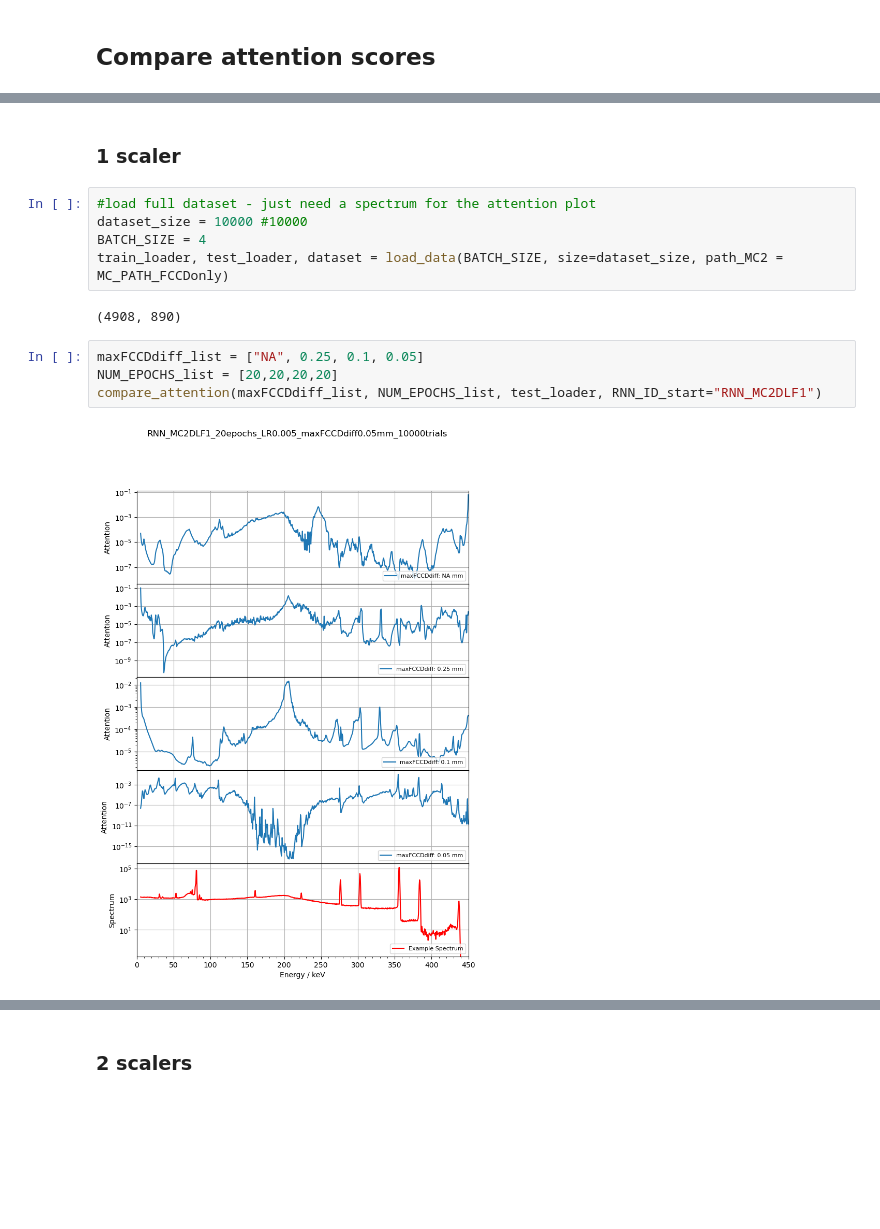
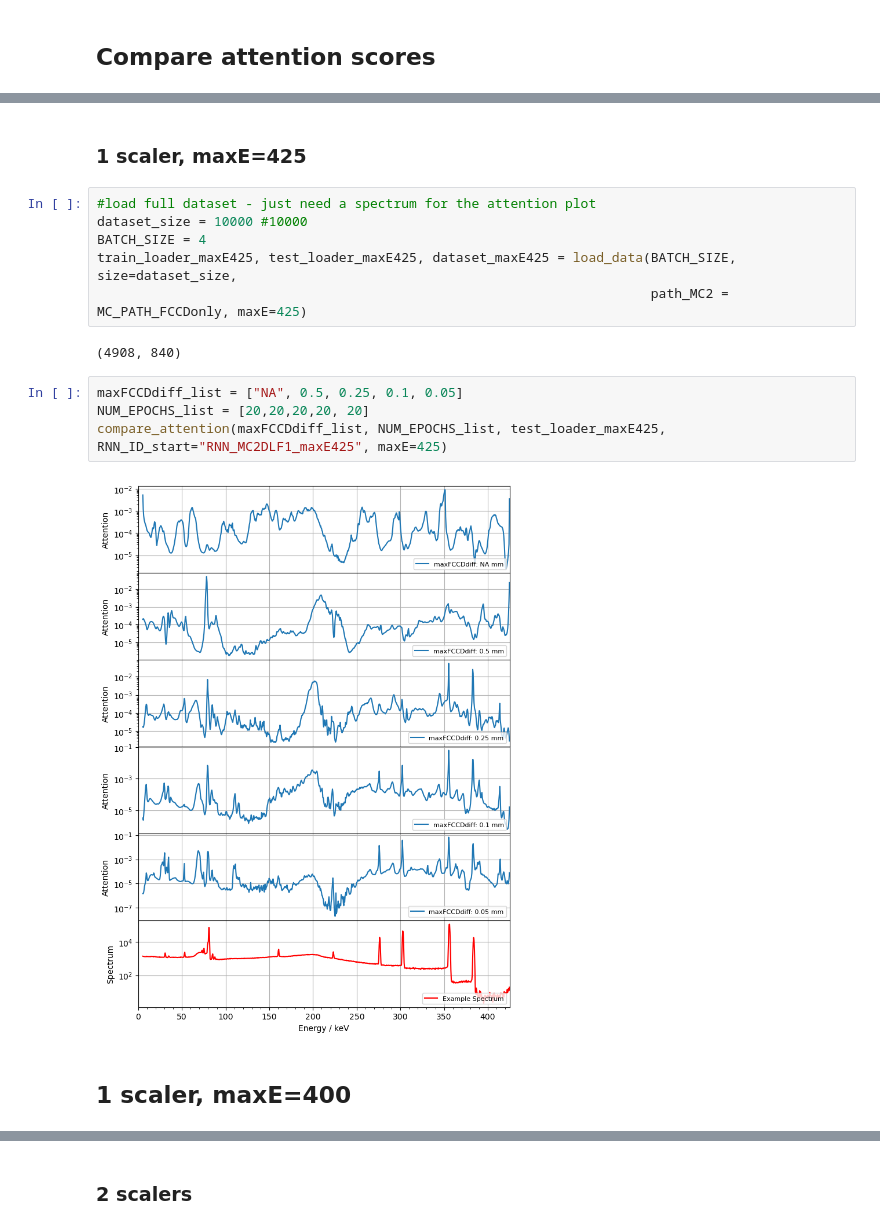
Before and after one commit to abialexander/RNN_DeadLayerFit, a Jupyter notebook: RNNperformance_RealData.ipynb, the cells around one changed output, grey strips where cells are left out. Saved outputs shown, nothing was run; the diff lists cells and outputs as text; blank space fills up the shorter version.

```diff
--- a/RNNperformance_RealData.ipynb
+++ b/RNNperformance_RealData.ipynb
@@ -198,15 +150,18 @@ def compare_attention(maxFCCDdiff_list, NUM_EPOCHS_list, test_loader, RNN_ID_sta
 # %% [markdown]
-### 1 scaler
+### 1 scaler, maxE=425
 # %%
 #load full dataset - just need a spectrum for the attention plot
 dataset_size = 10000 #10000
 BATCH_SIZE = 4
-train_loader, test_loader, dataset = load_data(BATCH_SIZE, size=dataset_size, path_MC2 = MC_PATH_FCCDonly)
+train_loader_maxE425, test_loader_maxE425, dataset_maxE425 = load_data(BATCH_SIZE, size=dataset_size,
+                                                                       path_MC2 = MC_PATH_FCCDonly, maxE=425)
 # %% [output]
-(4908, 890)
+(4908, 840)
 # %%
-maxFCCDdiff_list = ["NA", 0.25, 0.1, 0.05]
-NUM_EPOCHS_list = [20,20,20,20]
-compare_attention(maxFCCDdiff_list, NUM_EPOCHS_list, test_loader, RNN_ID_start="RNN_MC2DLF1")
+maxFCCDdiff_list = ["NA", 0.5, 0.25, 0.1, 0.05]
+NUM_EPOCHS_list = [20,20,20,20, 20]
+compare_attention(maxFCCDdiff_list, NUM_EPOCHS_list, test_loader_maxE425, RNN_ID_start="RNN_MC2DLF1_maxE425", maxE=425)
 # %% [output]
-[figure, old version]
+[figure, new version]
+# %% [markdown]
+## 1 scaler, maxE=400
```
Also changed, not shown: parts of 45 cells of this notebook, 11 other files.
